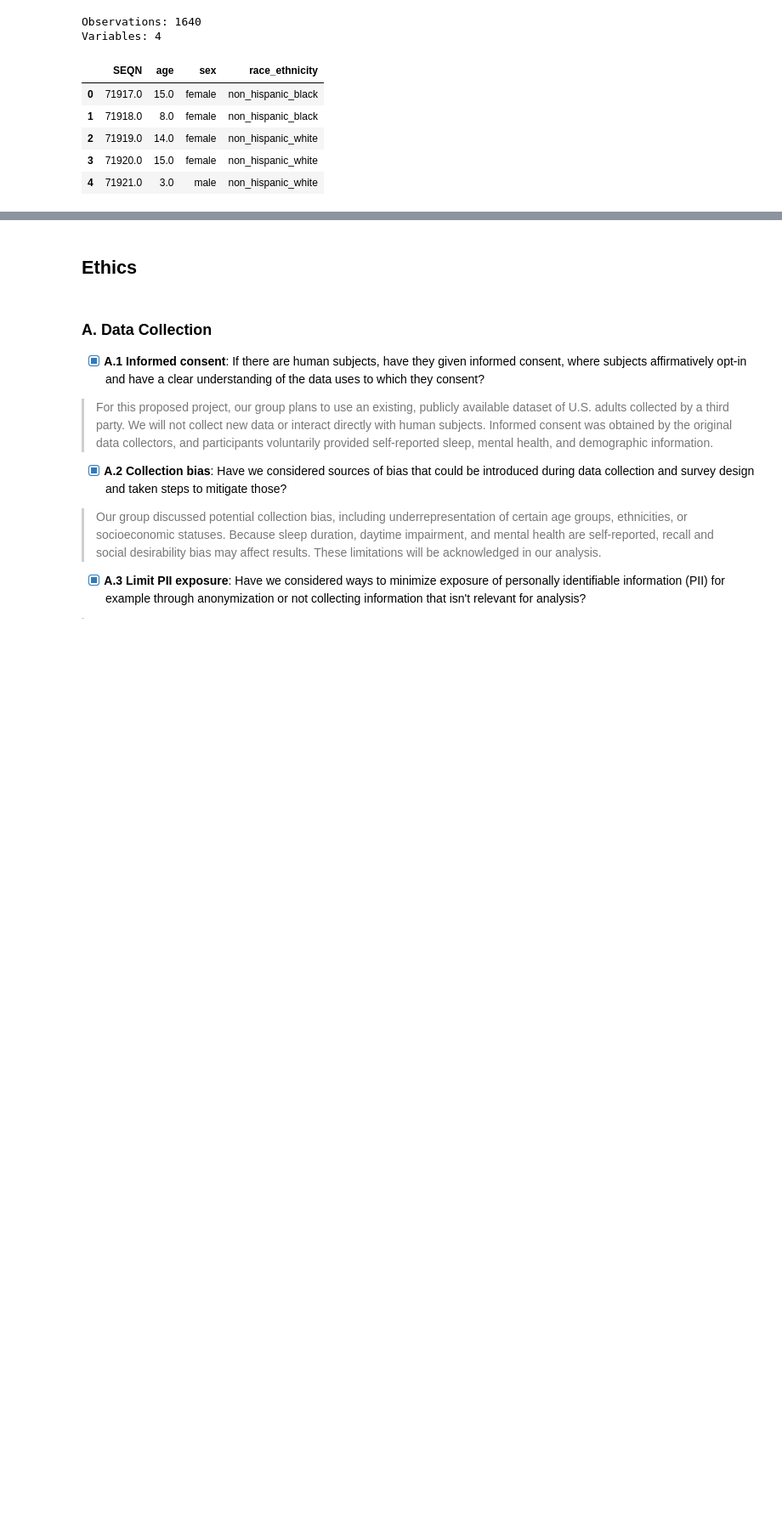
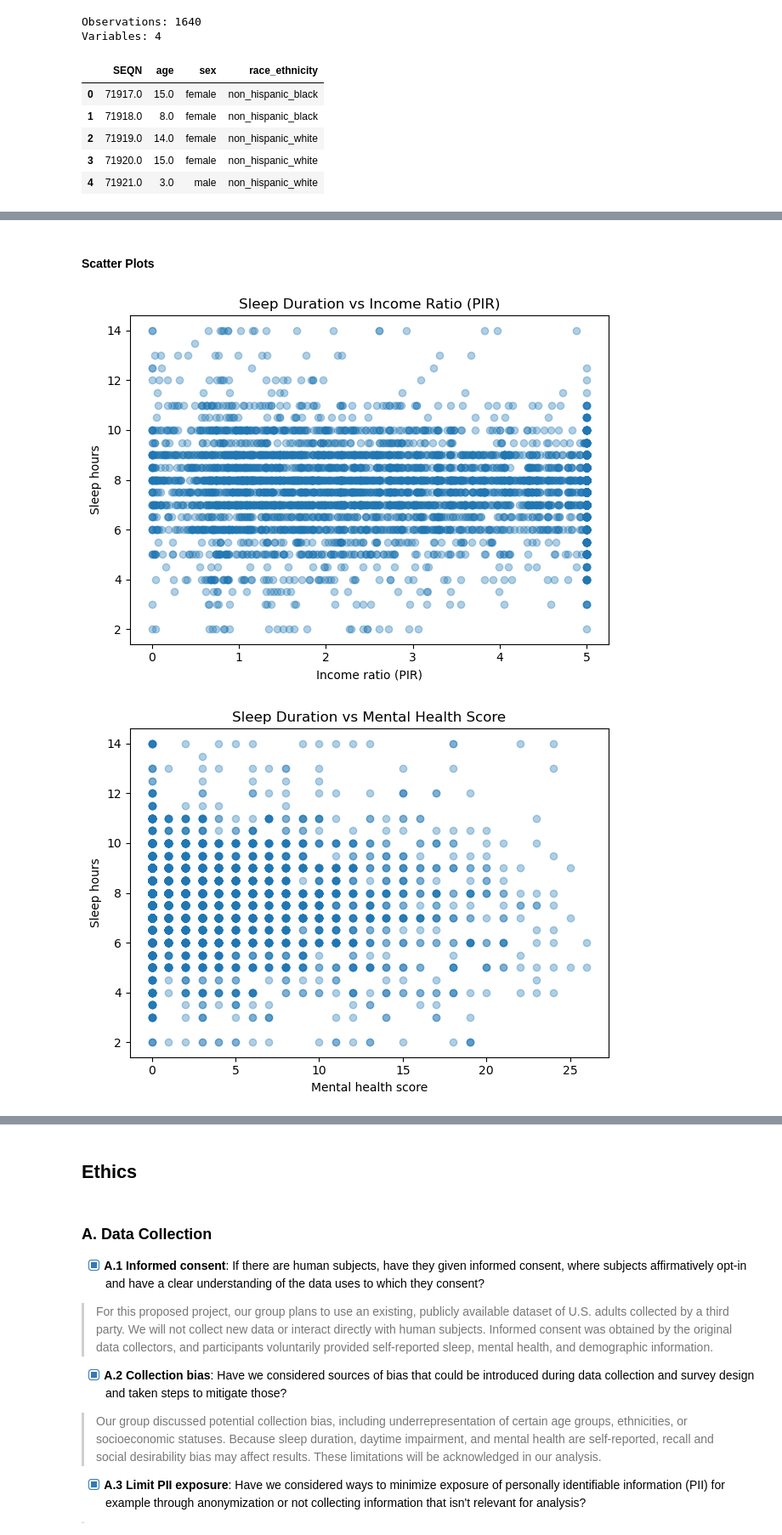
Before and after one commit to COGS108/Group150_WI26, a Jupyter notebook: 02-EDACheckpoint.ipynb, the cells around one changed output, grey strips where cells are left out. Shown at 85% size. Saved outputs shown, nothing was run; the diff lists cells and outputs as text; code cells hidden in the pictures; blank space fills up the shorter version.

```diff
--- a/02-EDACheckpoint.ipynb
+++ b/02-EDACheckpoint.ipynb
@@ -438,0 +512,23 @@ Some more words and stuff.  Remember notebooks work best if you interleave the c
+# %% [markdown]
+#### Scatter Plots
+# %%
+# Sleep vs income ratio
+plt.figure()
+plt.scatter(df1["income_ratio"], df1["sleep_hours"], alpha=0.35)
+plt.title("Sleep Duration vs Income Ratio (PIR)")
+plt.xlabel("Income ratio (PIR)")
+plt.ylabel("Sleep hours")
+plt.tight_layout()
+plt.show()
+
+# Sleep vs mental health score
+plt.figure()
+plt.scatter(df1["mental_health_score"], df1["sleep_hours"], alpha=0.35)
+plt.title("Sleep Duration vs Mental Health Score")
+plt.xlabel("Mental health score")
+plt.ylabel("Sleep hours")
+plt.tight_layout()
+plt.show()
+# %% [output]
+[figure, added]
+[figure, added]
```
Also changed, not shown: parts of 20 cells of this notebook.
